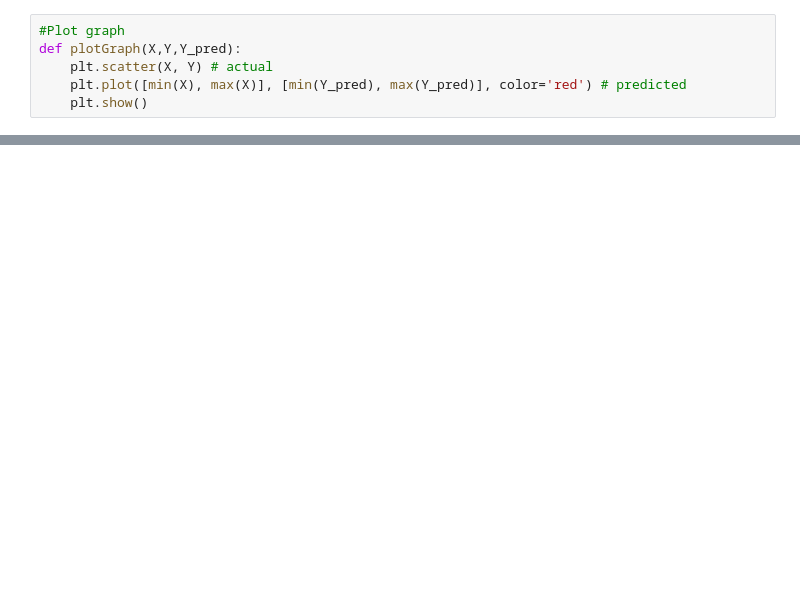
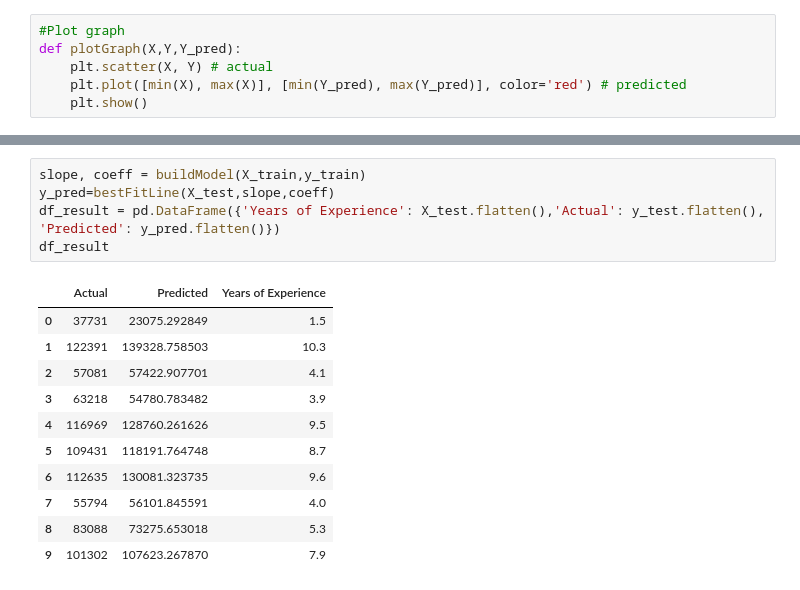
Before and after one commit to animeshsingh04/LinearRegression, a Jupyter notebook: Gradient_Descent_linear_Regression.ipynb, the cells around one changed output, grey strips where cells are left out. Drawn from its saved outputs; the diff is of its cells as text; blank space fills up the shorter version.

```diff
--- a/Gradient_Descent_linear_Regression.ipynb
+++ b/Gradient_Descent_linear_Regression.ipynb
@@ -61,0 +75,17 @@ Enter the number10
+# %%
+slope, coeff = buildModel(X_train,y_train)
+y_pred=bestFitLine(X_test,slope,coeff)
+df_result = pd.DataFrame({'Years of Experience': X_test.flatten(),'Actual': y_test.flatten(), 'Predicted': y_pred.flatten()})
+df_result
+# %% [output]
+|  | Actual | Predicted | Years of Experience |
+| 0 | 37731 | 23075.292849 | 1.5 |
+| 1 | 122391 | 139328.758503 | 10.3 |
+| 2 | 57081 | 57422.907701 | 4.1 |
+| 3 | 63218 | 54780.783482 | 3.9 |
+| 4 | 116969 | 128760.261626 | 9.5 |
+| 5 | 109431 | 118191.764748 | 8.7 |
+| 6 | 112635 | 130081.323735 | 9.6 |
+| 7 | 55794 | 56101.845591 | 4.0 |
+| 8 | 83088 | 73275.653018 | 5.3 |
+| 9 | 101302 | 107623.267870 | 7.9 |
```
Also changed, not shown: parts of 14 cells of this notebook.
